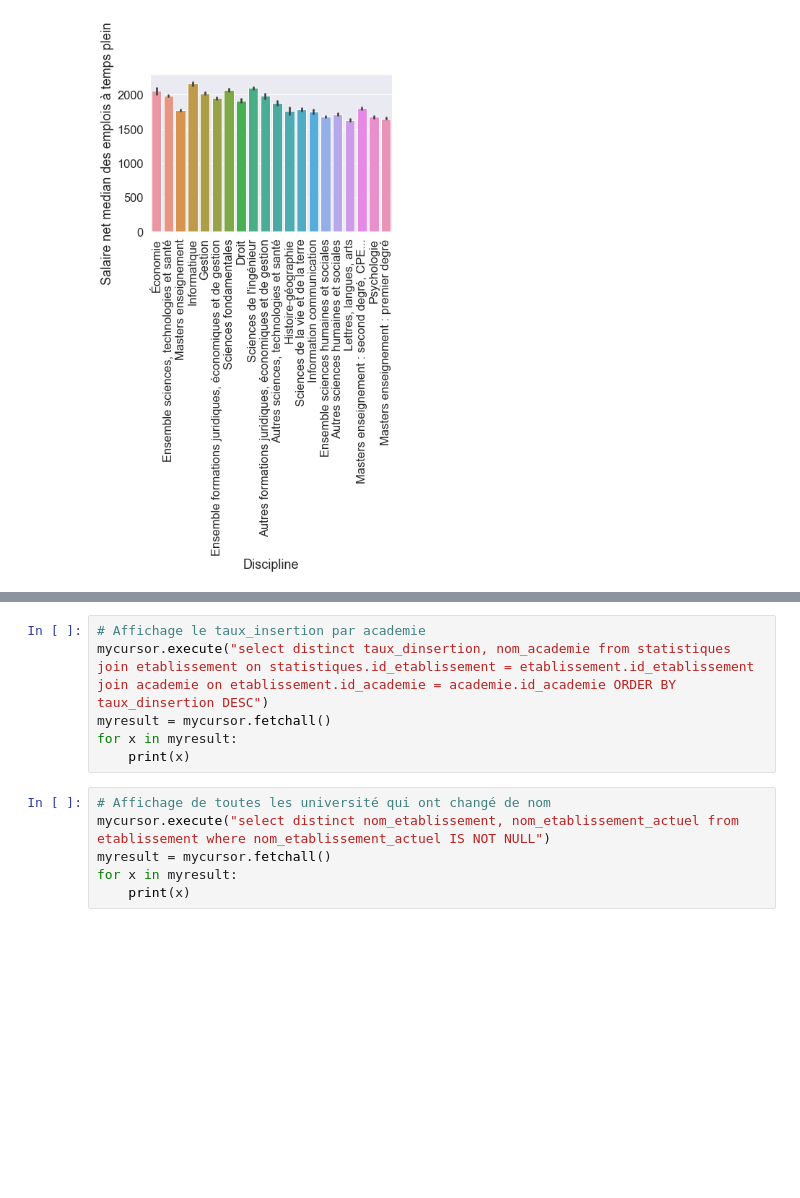
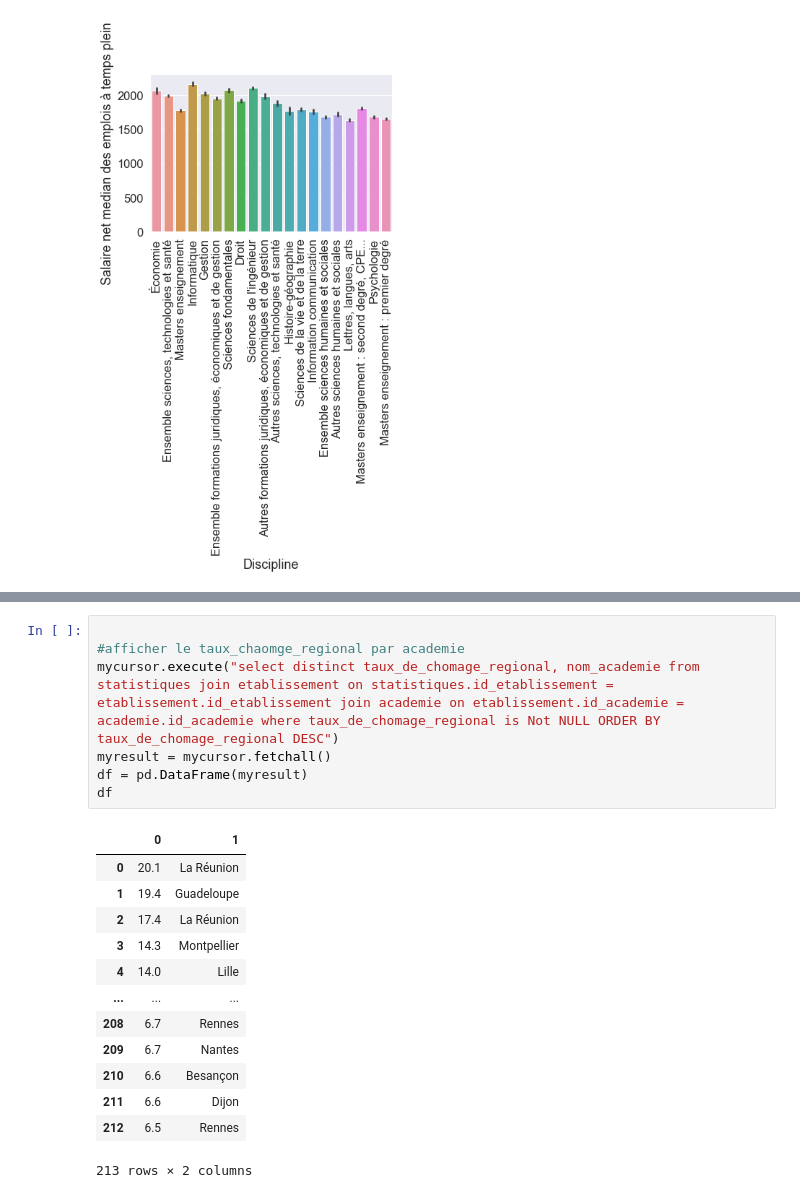
Before and after one commit to Toufik98/prodataviz, a Jupyter notebook: source/services_proposes.ipynb, the cells around one changed output, grey strips where cells are left out. Drawn from its saved outputs; the diff is of its cells as text; blank space fills up the shorter version.

```diff
--- a/source/services_proposes.ipynb
+++ b/source/services_proposes.ipynb
@@ -99,12 +183,21 @@ for x in myresult:
 # %%
-# Affichage le taux_insertion par academie
-mycursor.execute("select distinct taux_dinsertion, nom_academie from statistiques join etablissement on statistiques.id_etablissement = etablissement.id_etablissement join academie on etablissement.id_academie = academie.id_academie ORDER BY taux_dinsertion DESC")
+
+#afficher le taux_chaomge_regional par academie
+mycursor.execute("select distinct taux_de_chomage_regional, nom_academie from statistiques join etablissement on statistiques.id_etablissement = etablissement.id_etablissement join academie on etablissement.id_academie = academie.id_academie where taux_de_chomage_regional is Not NULL ORDER BY taux_de_chomage_regional DESC")
 myresult = mycursor.fetchall()
-for x in myresult:
-    print(x)
+df = pd.DataFrame(myresult)
+df
+# %% [output]
+|  | 0 | 1 |
+| 0 | 20.1 | La Réunion |
+| 1 | 19.4 | Guadeloupe |
+| 2 | 17.4 | La Réunion |
+| 3 | 14.3 | Montpellier |
+| 4 | 14.0 | Lille |
+| ... | ... | ... |
+| 208 | 6.7 | Rennes |
+| 209 | 6.7 | Nantes |
+| 210 | 6.6 | Besançon |
+| 211 | 6.6 | Dijon |
+| 212 | 6.5 | Rennes |
+213 rows × 2 columns
-# %%
-# Affichage de toutes les université qui ont changé de nom
-mycursor.execute("select distinct nom_etablissement, nom_etablissement_actuel from etablissement where nom_etablissement_actuel IS NOT NULL")
-myresult = mycursor.fetchall()
-for x in myresult:
-    print(x)
```
Also changed, not shown: parts of 10 cells of this notebook.
